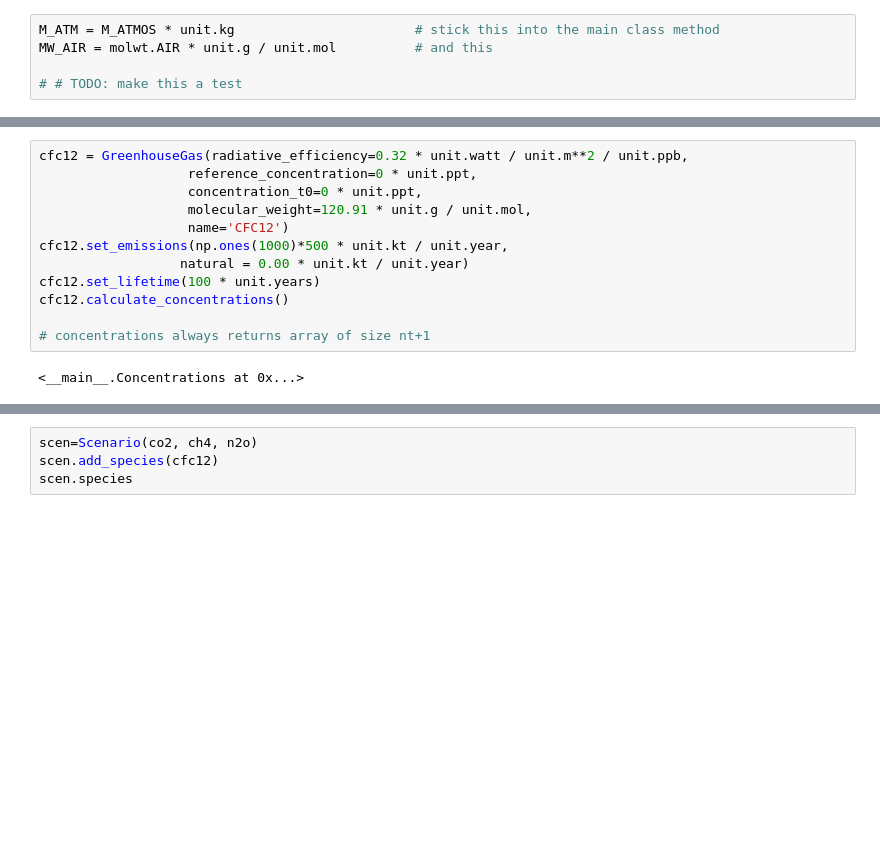
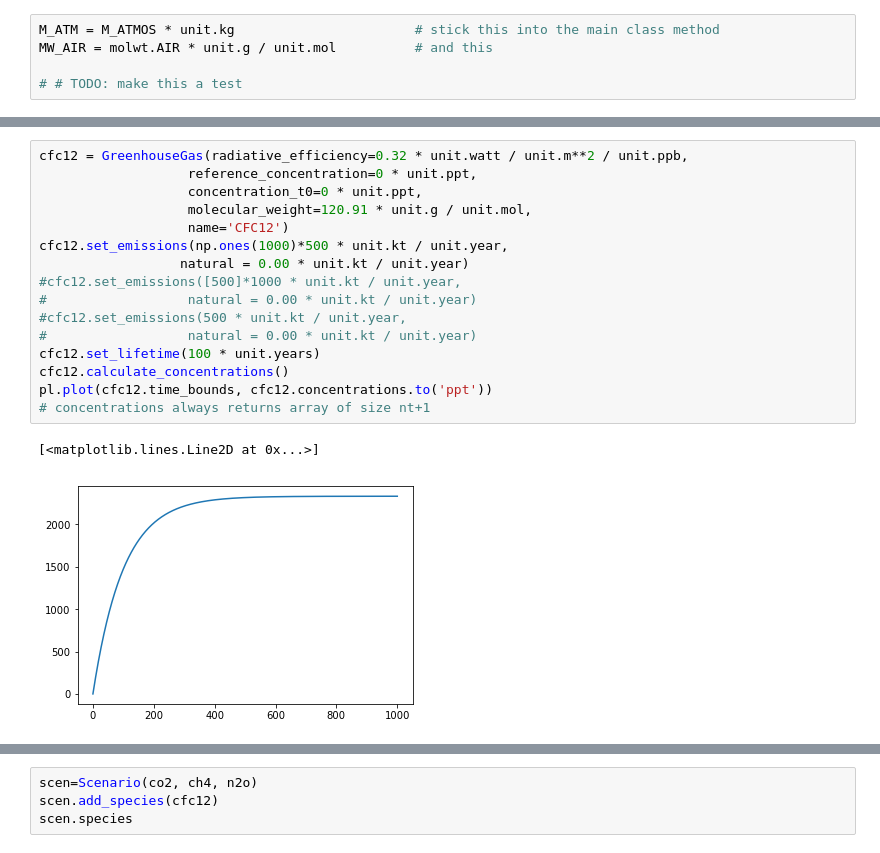
Before and after one commit to JGBroadbent/FAIR, a Jupyter notebook: notebooks/fair2_scribbles.ipynb, the cells around one changed output, grey strips where cells are left out. Drawn from its saved outputs; the diff is of its cells as text; blank space fills up the shorter version.

```diff
--- a/notebooks/fair2_scribbles.ipynb
+++ b/notebooks/fair2_scribbles.ipynb
@@ -171,17 +194,22 @@ class Temperature:
 # %%
 cfc12 = GreenhouseGas(radiative_efficiency=0.32 * unit.watt / unit.m**2 / unit.ppb,
                    reference_concentration=0 * unit.ppt,
                    concentration_t0=0 * unit.ppt,
                    molecular_weight=120.91 * unit.g / unit.mol,
                    name='CFC12')
 cfc12.set_emissions(np.ones(1000)*500 * unit.kt / unit.year,
                   natural = 0.00 * unit.kt / unit.year)
+#cfc12.set_emissions([500]*1000 * unit.kt / unit.year,
+#                  natural = 0.00 * unit.kt / unit.year)
+#cfc12.set_emissions(500 * unit.kt / unit.year,
+#                  natural = 0.00 * unit.kt / unit.year)
 cfc12.set_lifetime(100 * unit.years)
 cfc12.calculate_concentrations()
-
+pl.plot(cfc12.time_bounds, cfc12.concentrations.to('ppt'))
 # concentrations always returns array of size nt+1
 # %% [output]
-<__main__.Concentrations at 0x...>
+[<matplotlib.lines.Line2D at 0x...>]
+[figure, added]
 # %%
 n2o = N2O(
     radiative_efficiency=3.00e-3 * unit.watt / unit.m**2 / unit.ppb,
```
Also changed, not shown: parts of 14 cells of this notebook, 1 other file.
